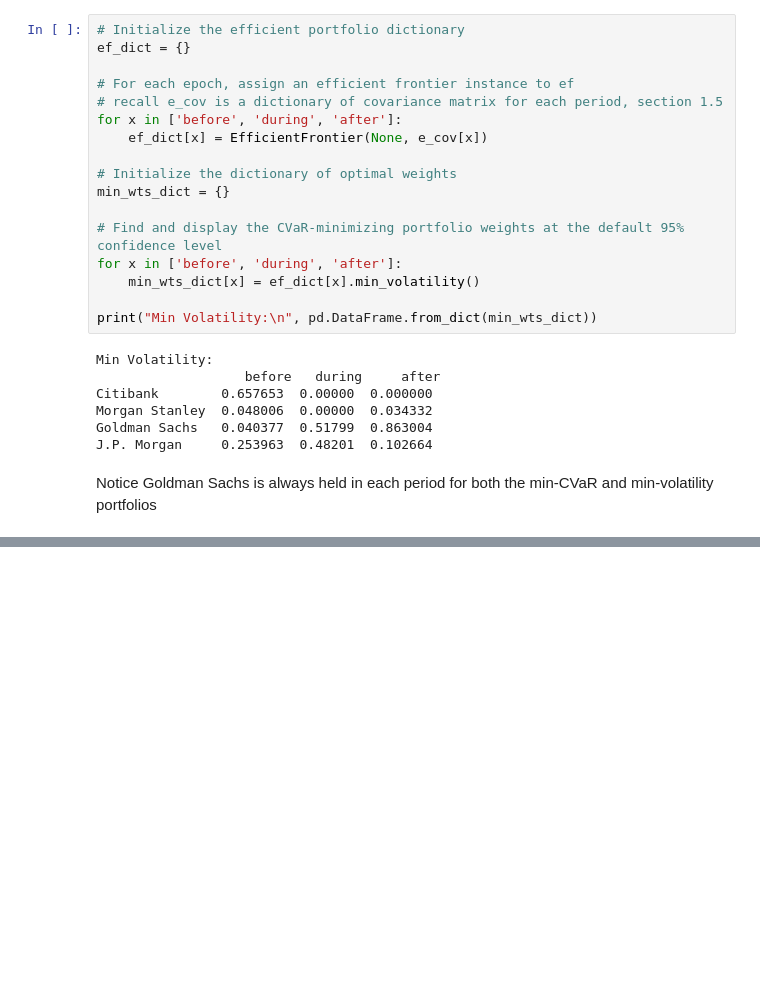
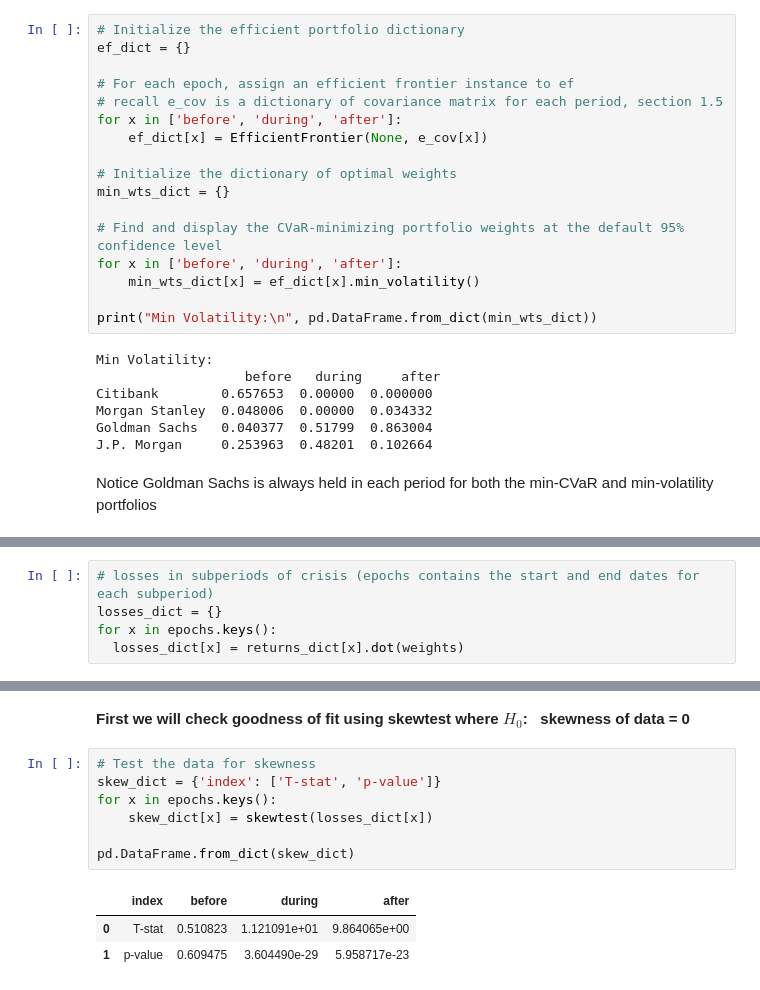
Before and after one commit to mnktan/QuantRiskManagement, a Jupyter notebook: QRM_DCProject.ipynb, the cells around one changed output, grey strips where cells are left out. Cells and saved outputs as stored; diff of their text form; blank space fills up the shorter version.

```diff
--- a/QRM_DCProject.ipynb
+++ b/QRM_DCProject.ipynb
@@ -376,0 +385,5 @@ Notice Goldman Sachs is always held in each period for both the min-CVaR and min
+# %%
+# losses in subperiods of crisis (epochs contains the start and end dates for each subperiod)
+losses_dict = {}
+for x in epochs.keys():
+  losses_dict[x] = returns_dict[x].dot(weights)
@@ -376,0 +394,13 @@ Notice Goldman Sachs is always held in each period for both the min-CVaR and min
+# %% [markdown]
+**First we will check goodness of fit using skewtest where $H_0$: &nbsp; skewness of data = 0**
+# %%
+# Test the data for skewness
+skew_dict = {'index': ['T-stat', 'p-value']}
+for x in epochs.keys():
+    skew_dict[x] = skewtest(losses_dict[x])
+
+pd.DataFrame.from_dict(skew_dict)
+# %% [output]
+|  | index | before | during | after |
+| 0 | T-stat | 0.510823 | 1.121091e+01 | 9.864065e+00 |
+| 1 | p-value | 0.609475 | 3.604490e-29 | 5.958717e-23 |
```
Also changed, not shown: parts of 13 cells of this notebook, 1 other file.
